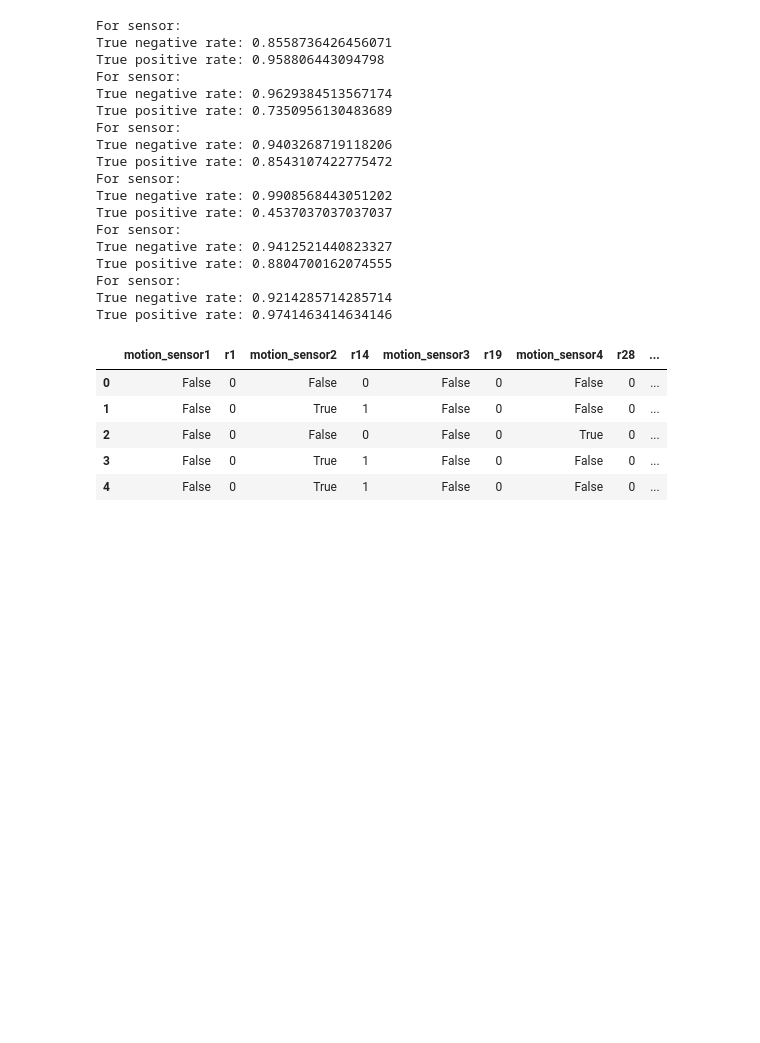
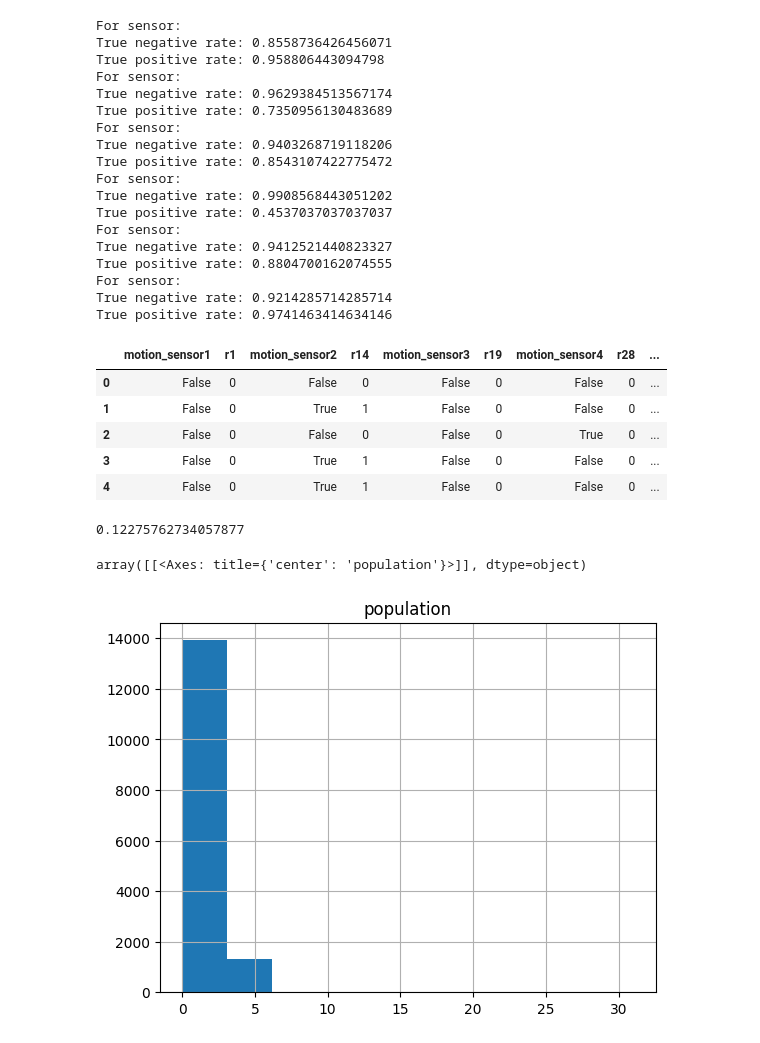
Before and after one commit to SacredPineapple/COMP9418-Assignment2, a Jupyter notebook: eda/sensor_reliability.ipynb, the cells around one changed output. Cells and saved outputs as stored; diff of their text form; code cells hidden in the pictures; blank space fills up the shorter version.

Commit message:
motion sensors sorta done, some hardcoded constants

```diff
--- a/eda/sensor_reliability.ipynb
+++ b/eda/sensor_reliability.ipynb
@@ -218,3 +235,24 @@ True positive rate: 0.9741463414634146
 | 2 | False | 0 | False | 0 | False | 0 | True | 0 | ... |
 | 3 | False | 0 | True | 1 | False | 0 | False | 0 | ... |
 | 4 | False | 0 | True | 1 | False | 0 | False | 0 | ... |
+# %%
+### Investigate motion sensor 1
+all_readings = pd.Series(list(motions['motion_sensor1']) + list(motions['motion_sensor2']) + list(motions['motion_sensor3'])
+                        + list(motions['motion_sensor4']) + list(motions['motion_sensor5']) + list(motions['motion_sensor6']))
+all_pops = pd.Series(list(motions['r1']) + list(motions['r14']) + list(motions['r19'])
+                        + list(motions['r28']) + list(motions['r29']) + list(motions['r32']))
+all_motion = pd.DataFrame({"motion": all_readings, "population": all_pops})
+
+no_motion = all_motion[~all_motion['motion']]
+# no_motion.hist()
+# print((no_motion['population'] > 0).sum() / len(no_motion['population']))
+# print(no_motion['population'].mean())
+# print(no_motion['population'].var())
+
+yes_motion = all_motion[all_motion['motion']]
+print((yes_motion['population'] == 0).sum() / len(yes_motion['population']))
+yes_motion.hist()
+# %% [output]
+0.12275762734057877
+array([[<Axes: title={'center': 'population'}>]], dtype=object)
+[figure, added]
```
Also changed, not shown: parts of 1 cell of this notebook, 1 other file.
